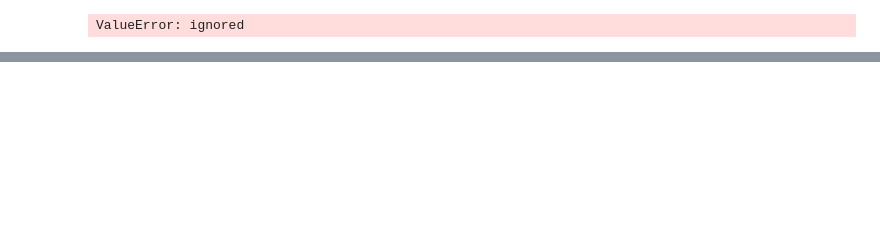
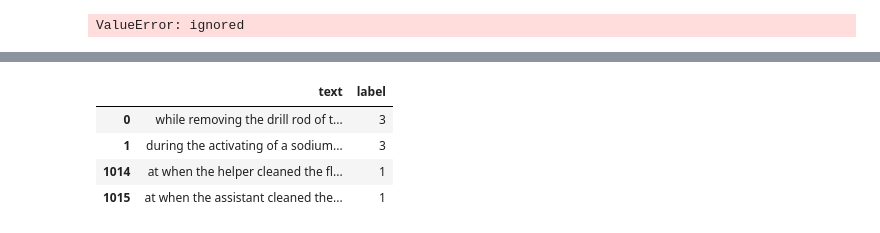
Before and after one commit to shyamsparrow/Jan-G4---NLP-Chatbot, a Jupyter notebook: Capstone_NLP_Chatbot_Jan_A_G4.ipynb, the cells around one changed output, grey strips where cells are left out. Cells and saved outputs as stored; diff of their text form; code cells hidden in the pictures; blank space fills up the shorter version.

```diff
--- a/Capstone_NLP_Chatbot_Jan_A_G4.ipynb
+++ b/Capstone_NLP_Chatbot_Jan_A_G4.ipynb
@@ -1117,0 +1294,3 @@ ValueError: ignored
+# %%
+for n in range(3):
+    print(f" Example of Synonym Replacement: {synonym_replacement(trial_sent,n)}")
@@ -1117,0 +1301,34 @@ ValueError: ignored
+# %%
+df_aug = df.copy()
+# %%
+augmented_sentences=[]
+augmented_sentences_labels=[]
+
+
+# Generate synthesized data for minority classes (II, III, IV and V) using the synonym_replacement(words, n) function.
+for i in df_aug.index:
+  if df_aug['label'][i]==1:  # Accident Level II
+    for n in range(2):
+      temps=synonym_replacement(df_aug['text'][i],n)
+      augmented_sentences.append(temps)
+      augmented_sentences_labels.append(df_aug['label'][i])
+  elif df_aug['label'][i]==2:  # Accident Level III
+    for n in range(2):
+      temps=synonym_replacement(df_aug['text'][i],n)
+      augmented_sentences.append(temps)
+      augmented_sentences_labels.append(df_aug['label'][i])
+  elif df_aug['label'][i]==3:  # Accident Level IV
+    for n in range(1):
+      temps=synonym_replacement(df_aug['text'][i],n)
+      augmented_sentences.append(temps)
+      augmented_sentences_labels.append(df_aug['label'][i])
+  elif df_aug['label'][i]==4:  # Accident Level V
+    for n in range(9):
+      temps=synonym_replacement(df_aug['text'][i],n)
+      augmented_sentences.append(temps)
+      augmented_sentences_labels.append(df_aug['label'][i])
+  elif df_aug['label'][i]==0:  # Accident Level V
+    for n in range(5):
+      temps=synonym_replacement(df_aug['text'][i],n)
+      augmented_sentences.append(temps)
+      augmented_sentences_labels.append(df_aug['label'][i])
@@ -1117,0 +1339,10 @@ ValueError: ignored
+# %%
+aug_df = pd.concat([augmented_sentences,augmented_sentences_labels], axis=1, ignore_index=True)
+aug_df.rename(columns={0:'text',1:'label'}, inplace = True)
+display(aug_df.head(2).append(aug_df.tail(2)))
+# %% [output]
+|  | text | label |
+| 0 | while removing the drill rod of t... | 3 |
+| 1 | during the activating of a sodium... | 3 |
+| 1014 | at when the helper cleaned the fl... | 1 |
+| 1015 | at when the assistant cleaned the... | 1 |
```
Also changed, not shown: parts of 50 cells of this notebook.
